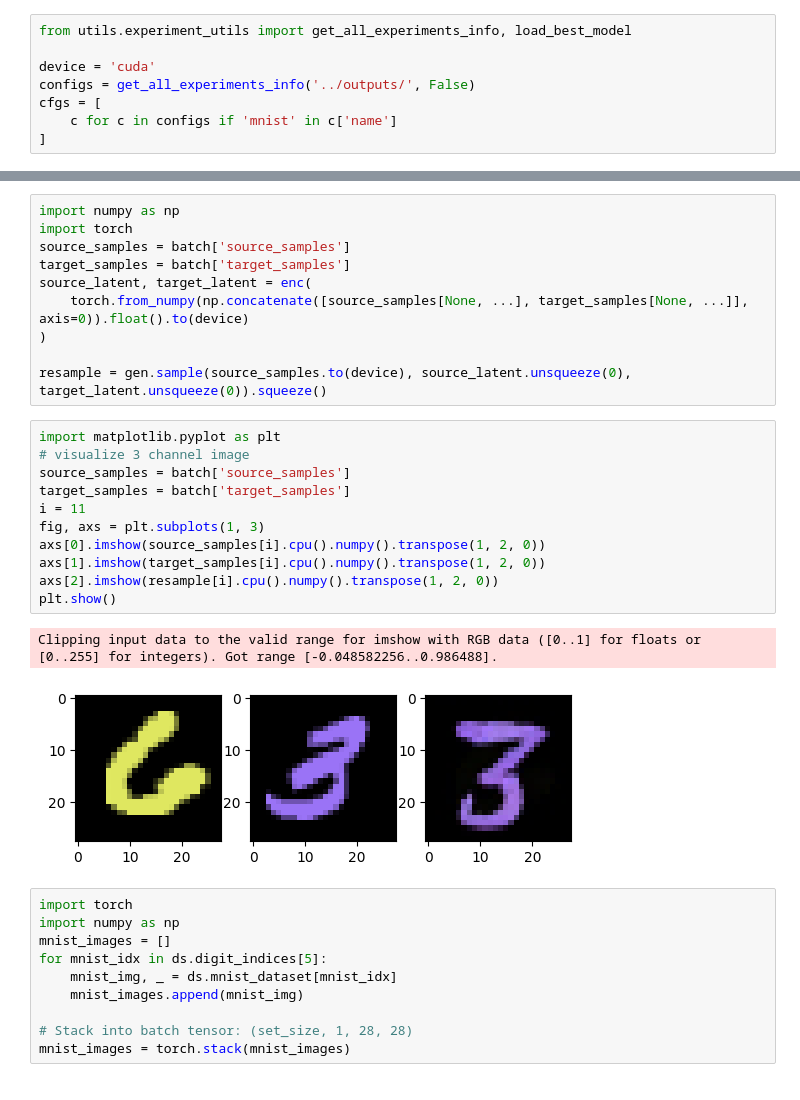
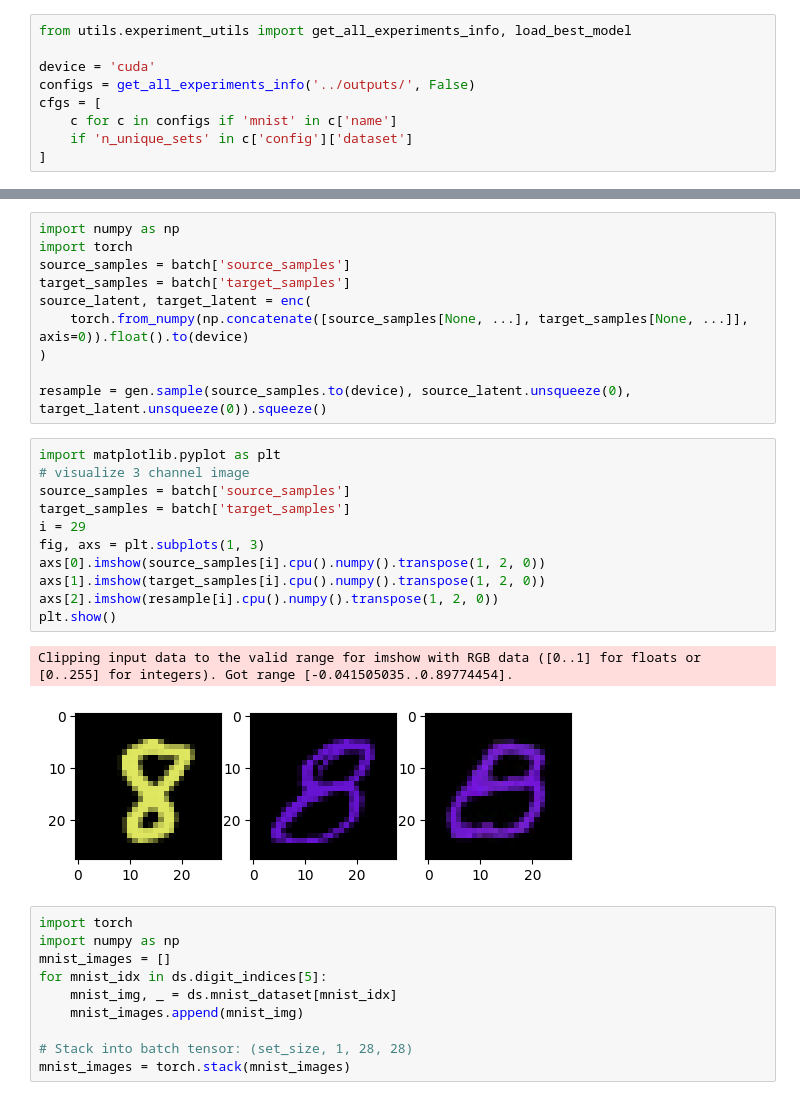
Before and after one commit to njwfish/DistributionConditionedTransport, a Jupyter notebook: notebooks/mnist_colors.ipynb, the cells around one changed output, grey strips where cells are left out. Drawn from its saved outputs; the diff is of its cells as text.

```diff
--- a/notebooks/mnist_colors.ipynb
+++ b/notebooks/mnist_colors.ipynb
@@ -18,6 +18,7 @@ device = 'cuda'
 configs = get_all_experiments_info('../outputs/', False)
 cfgs = [
     c for c in configs if 'mnist' in c['name']
+    if 'n_unique_sets' in c['config']['dataset']
 ]
 # %%
 cfgs
@@ -78,17 +81,17 @@ resample = gen.sample(source_samples.to(device), source_latent.unsqueeze(0), tar
 # %%
 import matplotlib.pyplot as plt
 # visualize 3 channel image
 source_samples = batch['source_samples']
 target_samples = batch['target_samples']
-i = 11
+i = 29
 fig, axs = plt.subplots(1, 3)
 axs[0].imshow(source_samples[i].cpu().numpy().transpose(1, 2, 0))
 axs[1].imshow(target_samples[i].cpu().numpy().transpose(1, 2, 0))
 axs[2].imshow(resample[i].cpu().numpy().transpose(1, 2, 0))
 plt.show()
 # %% [output]
-Clipping input data to the valid range for imshow with RGB data ([0..1] for floats or [0..255] for integers). Got range [-0.048582256..0.986488].
+Clipping input data to the valid range for imshow with RGB data ([0..1] for floats or [0..255] for integers). Got range [-0.041505035..0.89774454].
-[figure, old version]
+[figure, new version]
 # %%
 import torch
 import numpy as np
```
Also changed, not shown: parts of 1 cell of this notebook, 12 other files.
